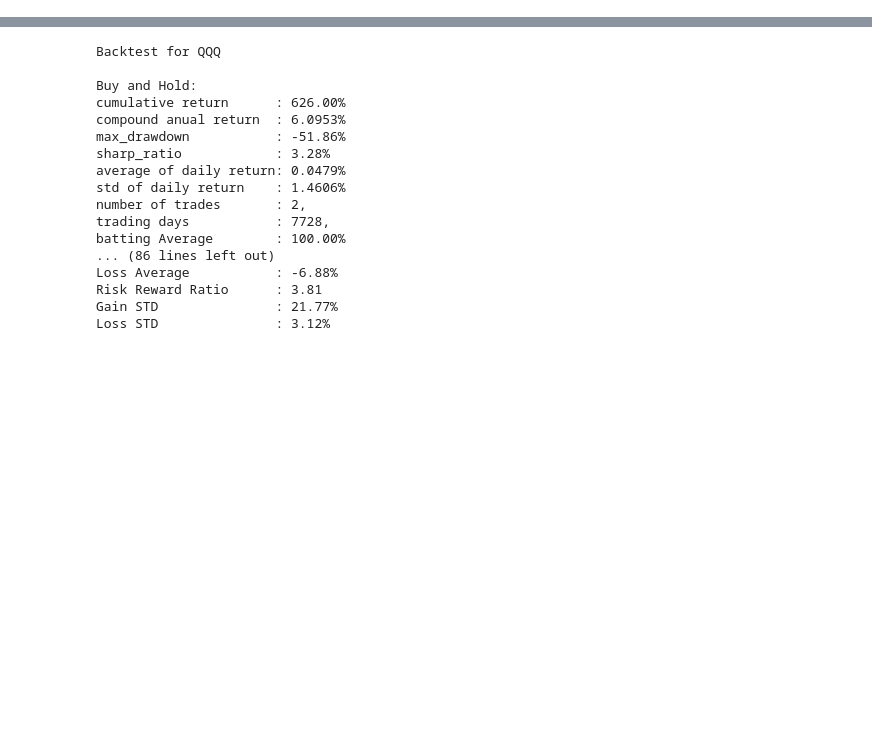
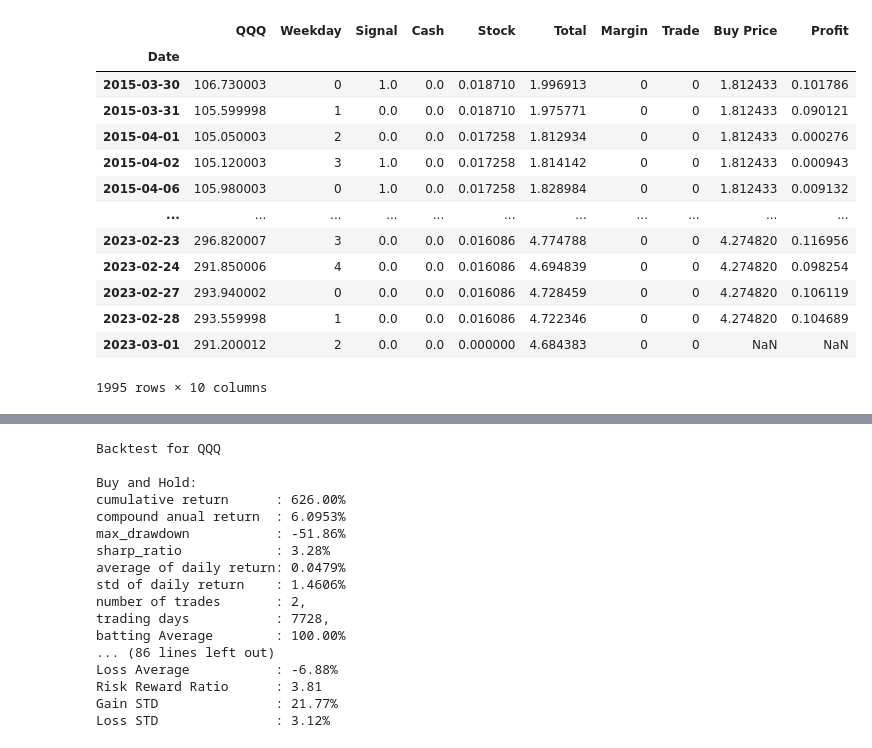
Before and after one commit to sylviawusyl/backtesting, a Jupyter notebook: Ab_test.ipynb, the cells around one changed output, grey strips where cells are left out. Cells and saved outputs as stored; diff of their text form; code cells hidden in the pictures; blank space fills up the shorter version.

```diff
--- a/Ab_test.ipynb
+++ b/Ab_test.ipynb
@@ -34,0 +90,18 @@ naa200r.get_data_from_csv('data/NAA200R.csv')
+# %%
+balance = naa200r_threshold_bt_tax.balance
+balance.loc[balance.index >= '2015-03-28']
+# %% [output]
+|  | QQQ | Weekday | Signal | Cash | Stock | Total | Margin | Trade | Buy Price | Profit |
+| Date |  |  |  |  |  |  |  |  |  |  |
+| 2015-03-30 | 106.730003 | 0 | 1.0 | 0.0 | 0.018710 | 1.996913 | 0 | 0 | 1.812433 | 0.101786 |
+| 2015-03-31 | 105.599998 | 1 | 0.0 | 0.0 | 0.018710 | 1.975771 | 0 | 0 | 1.812433 | 0.090121 |
+| 2015-04-01 | 105.050003 | 2 | 0.0 | 0.0 | 0.017258 | 1.812934 | 0 | 0 | 1.812433 | 0.000276 |
+| 2015-04-02 | 105.120003 | 3 | 1.0 | 0.0 | 0.017258 | 1.814142 | 0 | 0 | 1.812433 | 0.000943 |
+| 2015-04-06 | 105.980003 | 0 | 1.0 | 0.0 | 0.017258 | 1.828984 | 0 | 0 | 1.812433 | 0.009132 |
+| ... | ... | ... | ... | ... | ... | ... | ... | ... | ... | ... |
+| 2023-02-23 | 296.820007 | 3 | 0.0 | 0.0 | 0.016086 | 4.774788 | 0 | 0 | 4.274820 | 0.116956 |
+| 2023-02-24 | 291.850006 | 4 | 0.0 | 0.0 | 0.016086 | 4.694839 | 0 | 0 | 4.274820 | 0.098254 |
+| 2023-02-27 | 293.940002 | 0 | 0.0 | 0.0 | 0.016086 | 4.728459 | 0 | 0 | 4.274820 | 0.106119 |
+| 2023-02-28 | 293.559998 | 1 | 0.0 | 0.0 | 0.016086 | 4.722346 | 0 | 0 | 4.274820 | 0.104689 |
+| 2023-03-01 | 291.200012 | 2 | 0.0 | 0.0 | 0.000000 | 4.684383 | 0 | 0 | NaN | NaN |
+1995 rows × 10 columns
```
Also changed, not shown: parts of 4 cells of this notebook, 1 other file.
